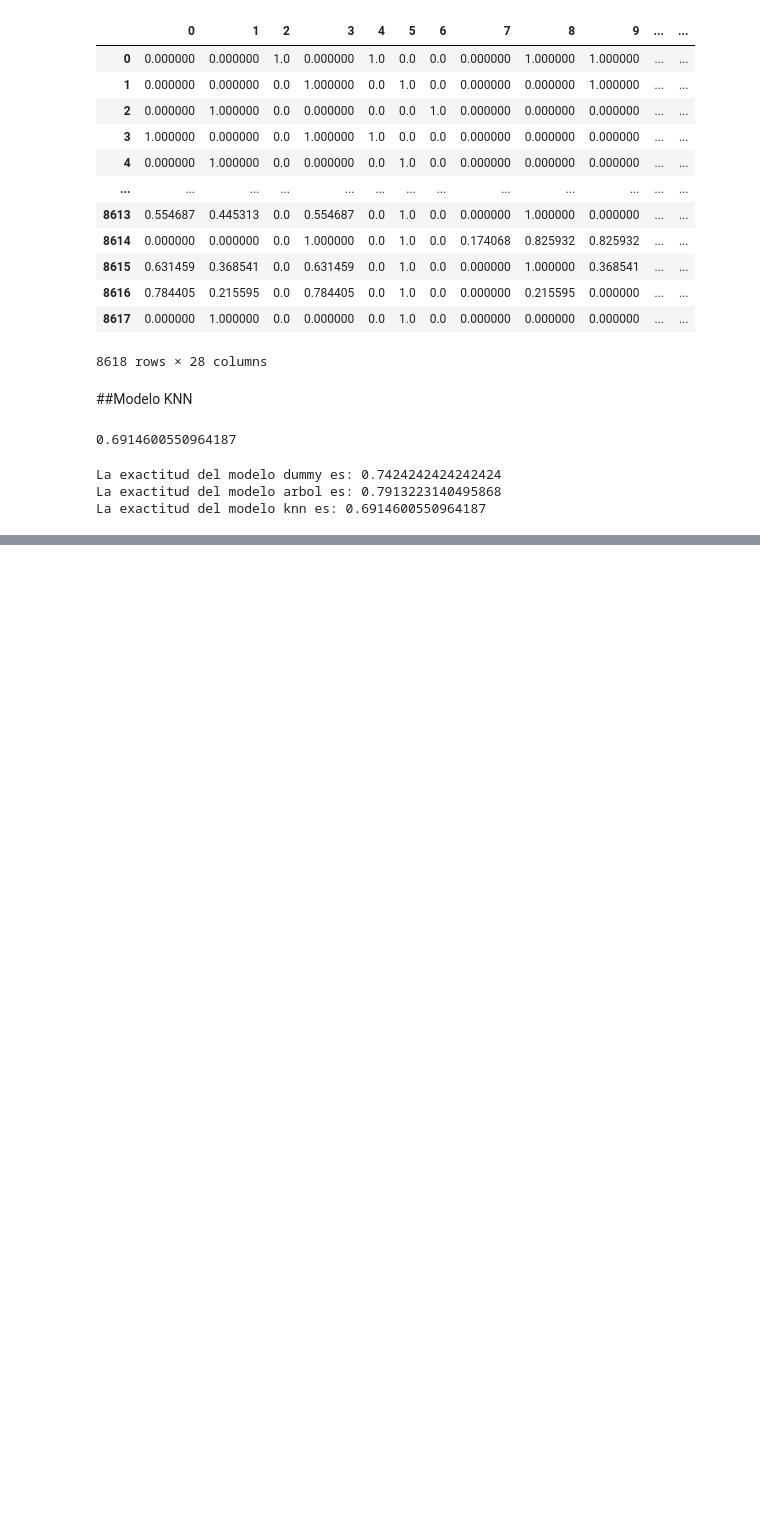
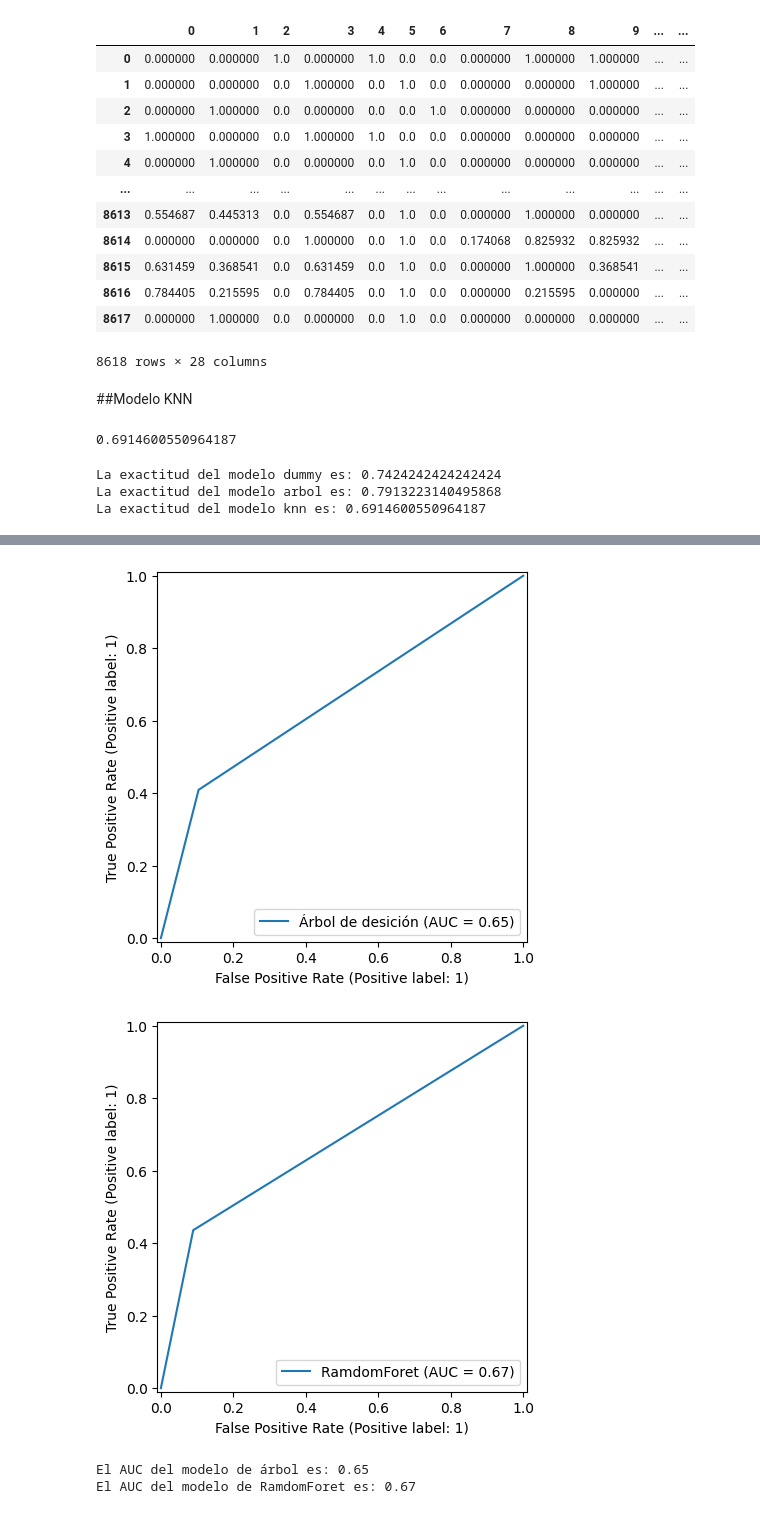
Before and after one commit to Nataliahfk/TELECOM-X---PARTE-2, a Jupyter notebook: TelecomX_SegundaParte_Natalia.ipynb, the cells around one changed output, grey strips where cells are left out. Cells and saved outputs as stored; diff of their text form; code cells hidden in the pictures; blank space fills up the shorter version.

```diff
--- a/TelecomX_SegundaParte_Natalia.ipynb
+++ b/TelecomX_SegundaParte_Natalia.ipynb
@@ -558,0 +636,6 @@ La exactitud del modelo knn es: 0.6914600550964187
+# %%
+RocCurveDisplay.from_predictions(y_val, y_previsto_arbol, name='Árbol de desición');
+RocCurveDisplay.from_predictions(y_val, y_previsto_rf, name='RamdomForet');
+# %% [output]
+[figure, added]
+[figure, added]
@@ -558,0 +644,6 @@ La exactitud del modelo knn es: 0.6914600550964187
+# %%
+print(f'El AUC del modelo de árbol es: {roc_auc_score(y_val, y_previsto_arbol):.2f}')
+print(f'El AUC del modelo de RamdomForet es: {roc_auc_score(y_val, y_previsto_rf):.2f}')
+# %% [output]
+El AUC del modelo de árbol es: 0.65
+El AUC del modelo de RamdomForet es: 0.67
```
Also changed, not shown: parts of 23 cells of this notebook.
